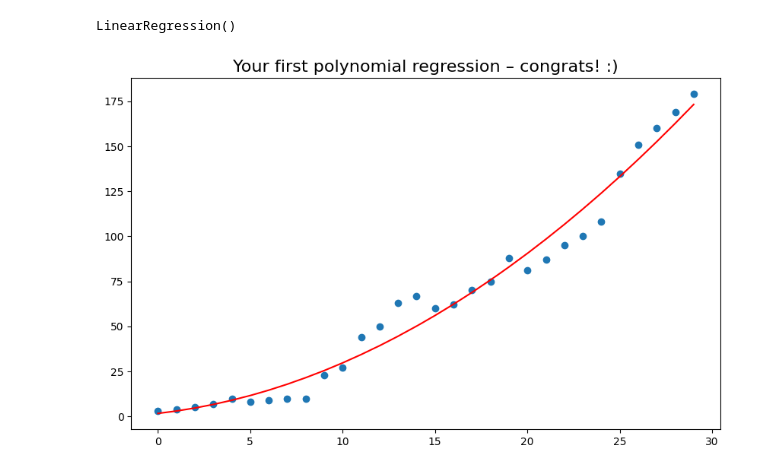
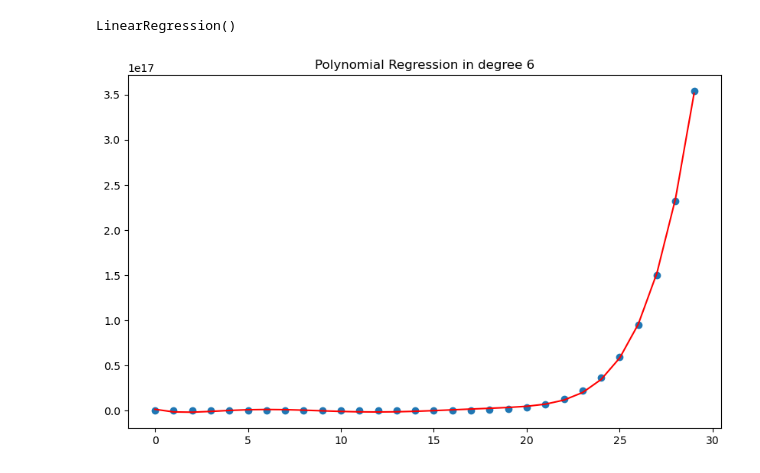
Before and after one commit to jacksonchen1998/ML-from-scratch, a Jupyter notebook: Polynomial Regression/WithLibrary.ipynb, the cells around one changed output. Cells and saved outputs as stored; diff of their text form; code cells hidden in the pictures.

Commit message:
[UPDATE] Polynomial Regression

```diff
--- a/Polynomial Regression/WithLibrary.ipynb
+++ b/Polynomial Regression/WithLibrary.ipynb
@@ -8,6 +10,6 @@ from sklearn.preprocessing  import PolynomialFeatures # pip install scikit-learn
 # %%
 x = np.arange(0, 30)
-y = [3, 4, 5, 7, 10, 8, 9, 10, 10, 23, 27, 44, 50, 63, 67, 60, 62, 70, 75, 88, 81, 87, 95, 100, 108, 135, 151, 160, 169, 179]
+y = np.random.normal(0, 1, 30) + x**12
 plt.figure(figsize=(10,6))
 plt.scatter(x, y)
 plt.show()
@@ -16,4 +26,4 @@ plt.show()
 # %%
-
-poly = PolynomialFeatures(degree=2, include_bias=False)
+degree = 6
+poly = PolynomialFeatures(degree=degree, include_bias=True)
 # %%
@@ -29,9 +47,9 @@ LinearRegression()
 y_predicted = poly_reg_model.predict(poly_features)
 # %%
 plt.figure(figsize=(10, 6))
-plt.title("Your first polynomial regression – congrats! :)", size=16)
+plt.title("Polynomial Regression in degree {}".format(degree))
 plt.scatter(x, y)
 plt.plot(x, y_predicted, c="red")
 plt.show()
 # %% [output]
-[figure, old version]
+[figure, new version]
```
Also changed, not shown: parts of 9 cells of this notebook, 1 other file.
